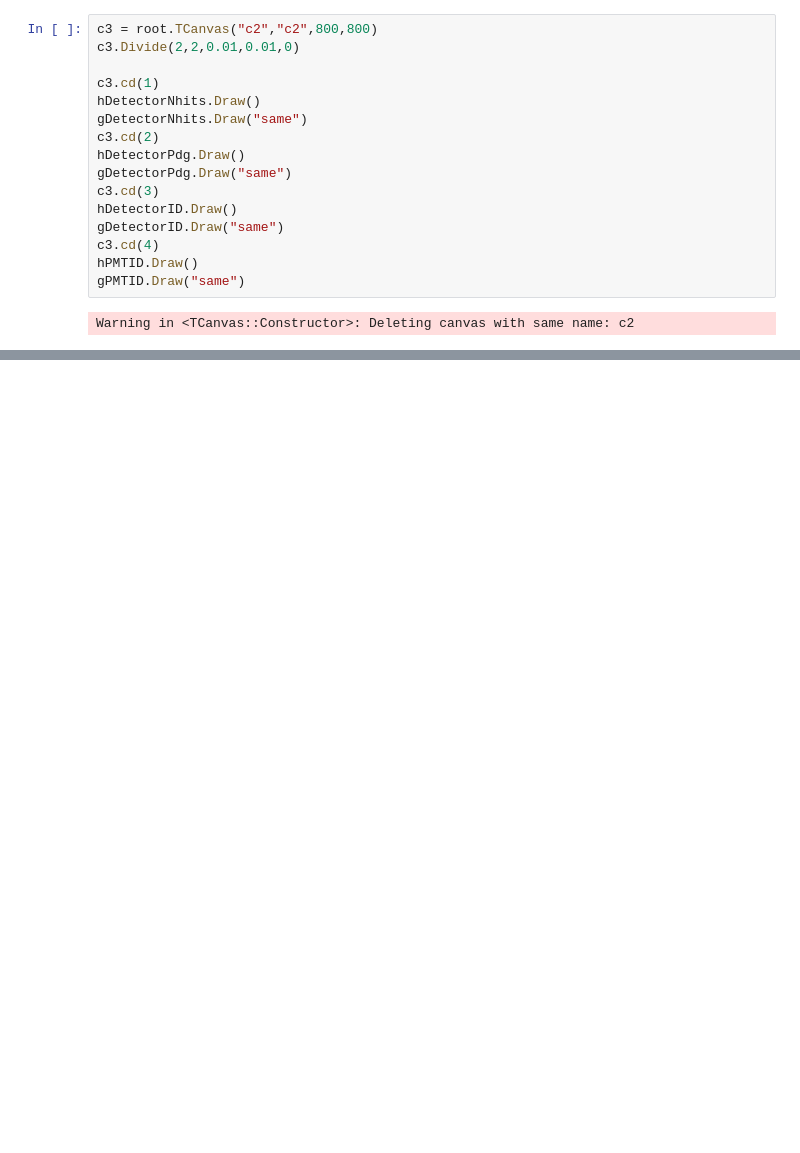
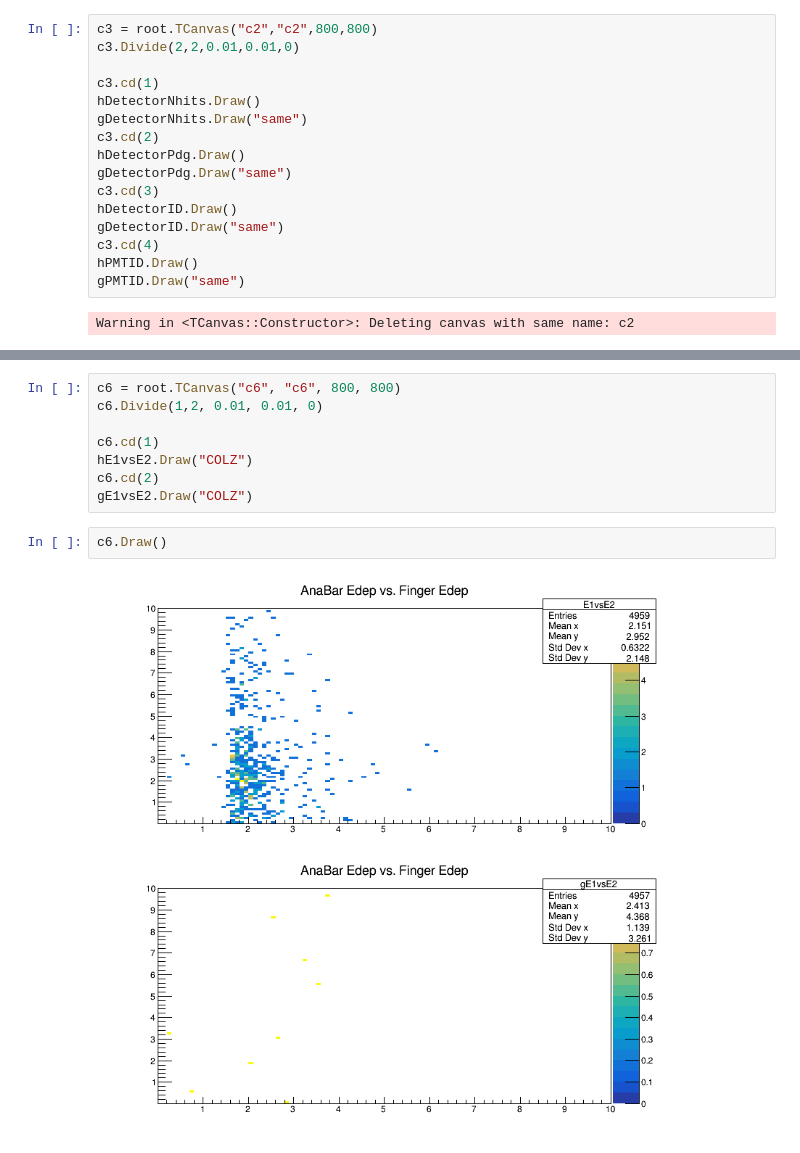
Before and after one commit to chapatilasers/AnaBarMC, a Jupyter notebook: AnalyseSignalsPyROOTCompare.ipynb, the cells around one changed output, grey strips where cells are left out. Saved outputs shown, nothing was run; the diff lists cells and outputs as text; blank space fills up the shorter version.

```diff
--- a/AnalyseSignalsPyROOTCompare.ipynb
+++ b/AnalyseSignalsPyROOTCompare.ipynb
@@ -450,0 +720,12 @@ c4.Draw()
+# %%
+c6 = root.TCanvas("c6", "c6", 800, 800)
+c6.Divide(1,2, 0.01, 0.01, 0)
+
+c6.cd(1)
+hE1vsE2.Draw("COLZ")
+c6.cd(2)
+gE1vsE2.Draw("COLZ")
+# %%
+c6.Draw()
+# %% [output]
+[figure, added]
```
Also changed, not shown: parts of 16 cells of this notebook, 1 other file.
